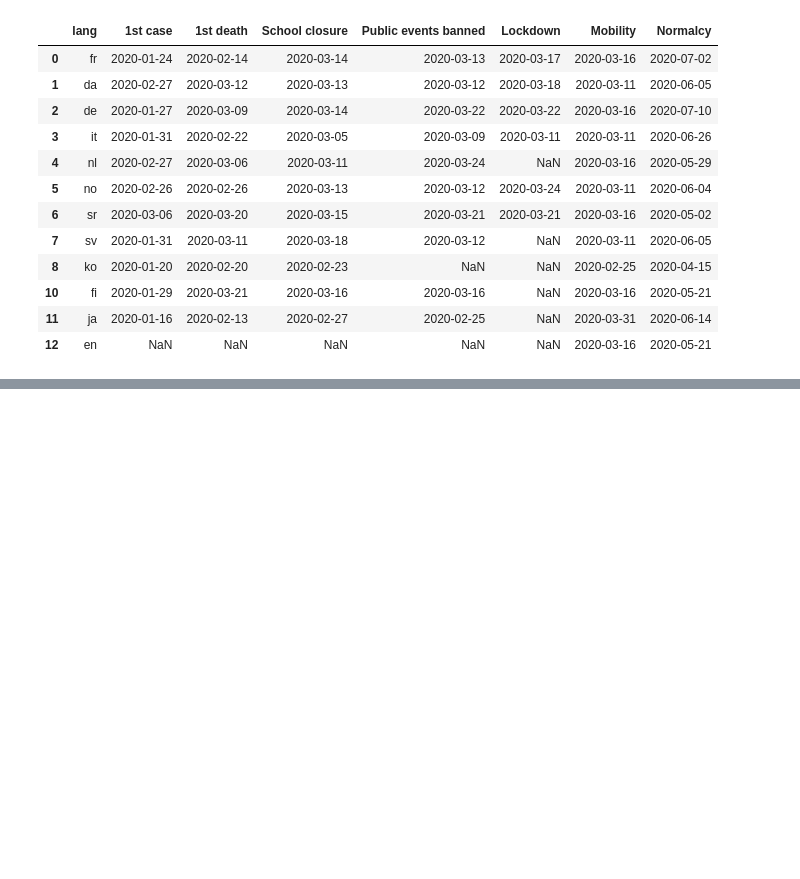
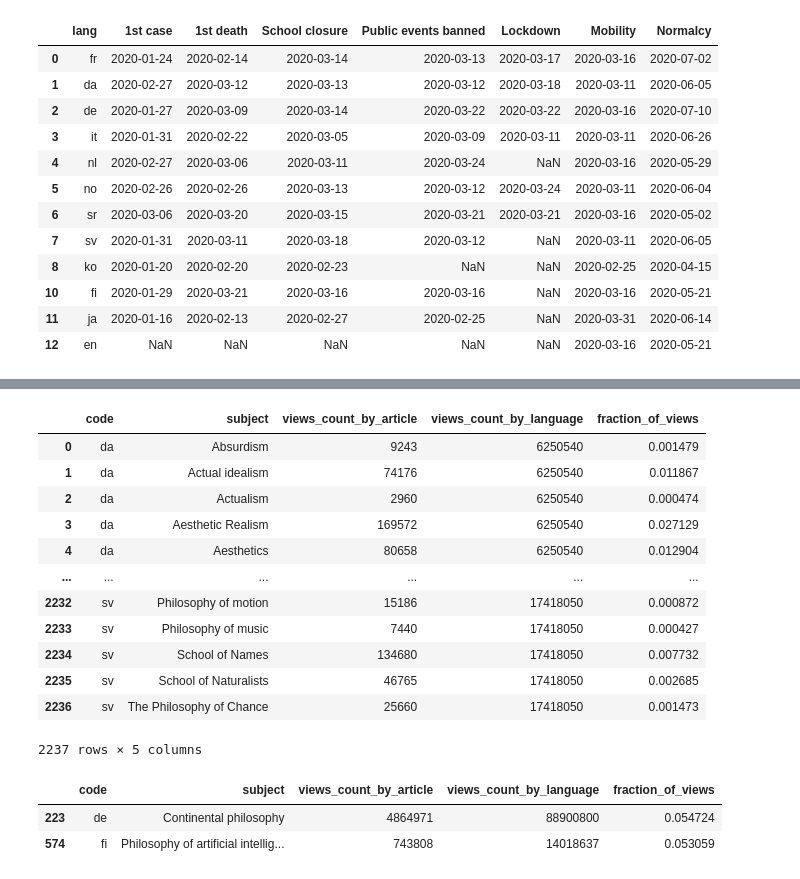
Before and after one commit to epfl-ada/ada-2023-project-mandarinecorp, a Jupyter notebook: Analysis_V0.ipynb, the cells around one changed output, grey strips where cells are left out. Saved outputs shown, nothing was run; the diff lists cells and outputs as text; code cells hidden in the pictures; blank space fills up the shorter version.

```diff
--- a/Analysis_V0.ipynb
+++ b/Analysis_V0.ipynb
@@ -149,0 +310,38 @@ ValueError: Operands are not aligned. Do `left, right = left.align(right, axis=1
+# %%
+fraction_views_lang_not_filtered = compute_fraction_per_lang(views_lang)
+# %%
+fraction_views_lang_not_filtered
+# %% [output]
+|  | code | subject | views_count_by_article | views_count_by_language | fraction_of_views |
+| 0 | da | Absurdism | 9243 | 6250540 | 0.001479 |
+| 1 | da | Actual idealism | 74176 | 6250540 | 0.011867 |
+| 2 | da | Actualism | 2960 | 6250540 | 0.000474 |
+| 3 | da | Aesthetic Realism | 169572 | 6250540 | 0.027129 |
+| 4 | da | Aesthetics | 80658 | 6250540 | 0.012904 |
+| ... | ... | ... | ... | ... | ... |
+| 2232 | sv | Philosophy of motion | 15186 | 17418050 | 0.000872 |
+| 2233 | sv | Philosophy of music | 7440 | 17418050 | 0.000427 |
+| 2234 | sv | School of Names | 134680 | 17418050 | 0.007732 |
+| 2235 | sv | School of Naturalists | 46765 | 17418050 | 0.002685 |
+| 2236 | sv | The Philosophy of Chance | 25660 | 17418050 | 0.001473 |
+2237 rows × 5 columns
+# %%
+grouped = fraction_views_lang_not_filtered.groupby(['subject', 'code'])
+
+# Step 2: Compute the count of unique languages for each page
+#page_language_count = grouped.size().reset_index(name='language_count')
+article_languages_count = views_lang.groupby('subject')['code'].nunique()
+
+# Step 3: Filter pages based on the count of unique languages
+threshold_unique_languages = 11  # Adjust as needed
+filtered_pages = article_languages_count[article_languages_count < threshold_unique_languages]
+
+# Step 4: Apply a threshold filter to select pages with logs above a certain threshold
+threshold_log_count = 0.05  # Adjust as needed
+final_result = fraction_views_lang_not_filtered[fraction_views_lang_not_filtered['subject'].isin(filtered_pages.index) & (fraction_views_lang_not_filtered['fraction_of_views'] > threshold_log_count)]
+
+final_result
+# %% [output]
+|  | code | subject | views_count_by_article | views_count_by_language | fraction_of_views |
+| 223 | de | Continental philosophy | 4864971 | 88900800 | 0.054724 |
+| 574 | fi | Philosophy of artificial intellig... | 743808 | 14018637 | 0.053059 |
```
Also changed, not shown: parts of 24 cells of this notebook.
